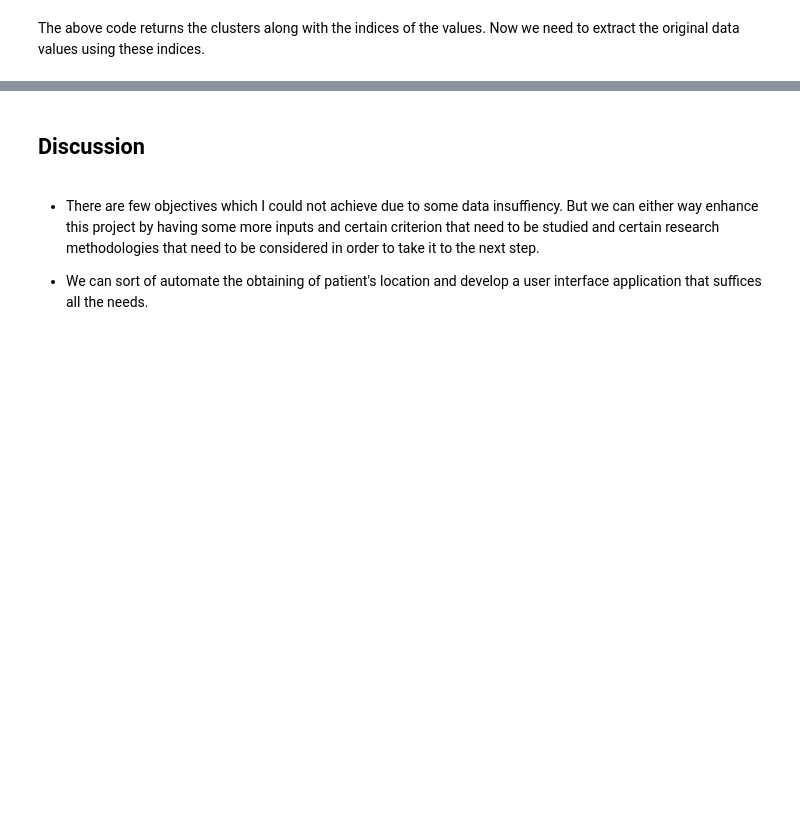
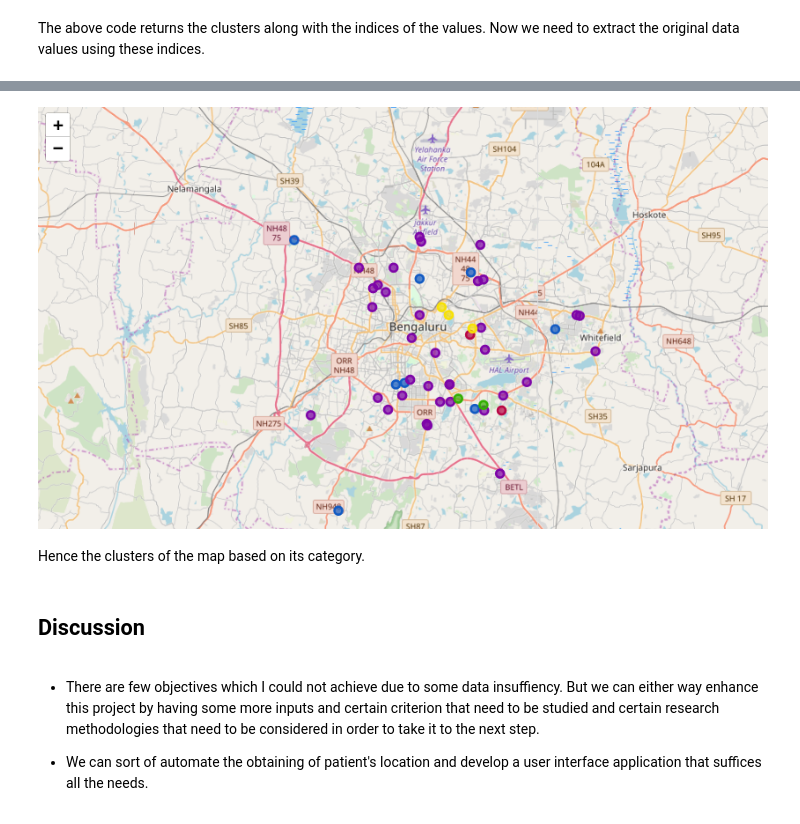
Before and after one commit to chaotic-enigma/Coursera_Capstone, a Jupyter notebook: Segmentation_Report.ipynb, the cells around one changed output, grey strips where cells are left out. Drawn from its saved outputs; the diff is of its cells as text; code cells hidden in the pictures; blank space fills up the shorter version.

```diff
--- a/Segmentation_Report.ipynb
+++ b/Segmentation_Report.ipynb
@@ -85,3 +71,10 @@ Hence the clusters of the map based on its category.
+# %%
+from IPython.display import Image, display
+display(Image(filename='cluster_map.png', embed=True))
+# %% [output]
+[figure, added]
+# %% [markdown]
+Hence the clusters of the map based on its category.
 # %% [markdown]
 ## Discussion
 # %% [markdown]
```
Also changed, not shown: parts of 9 cells of this notebook.
